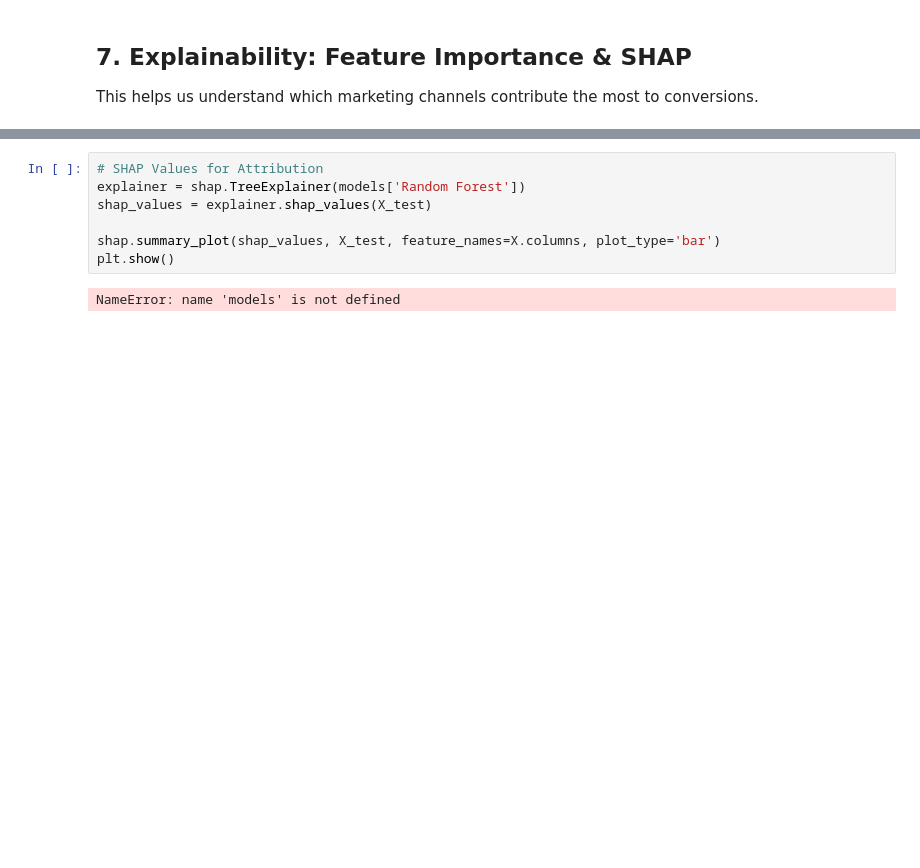
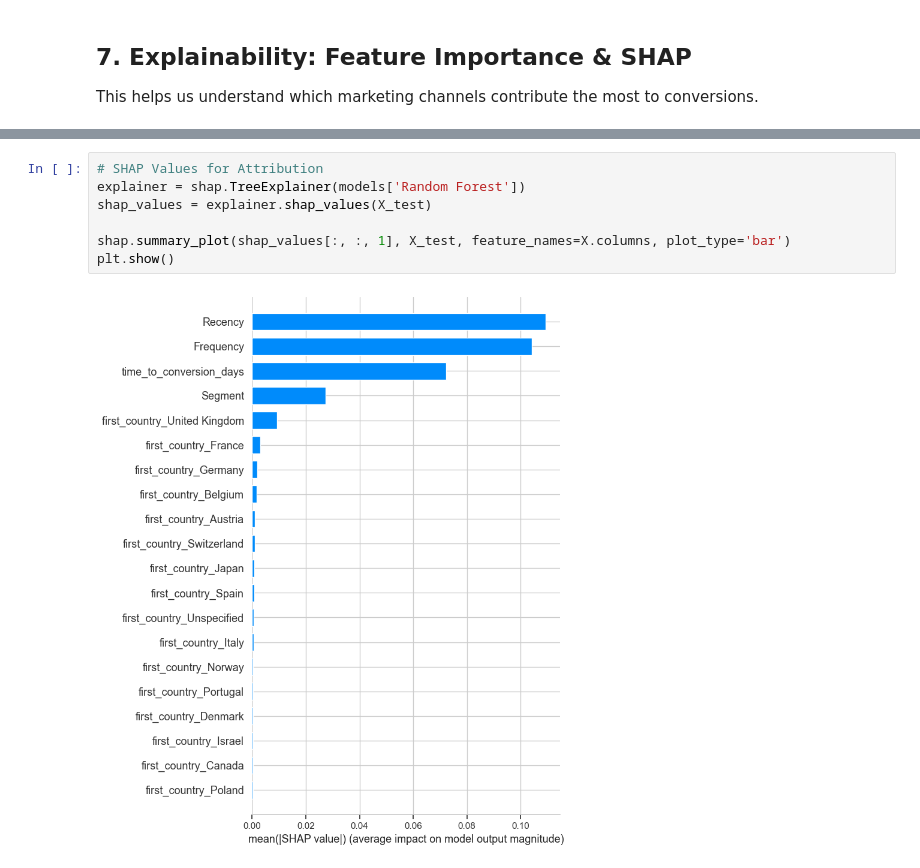
Before and after one commit to priyankkkaaaaa/Customer-Lifetime-Value, a Jupyter notebook: notebooks/modeling.ipynb, the cells around one changed output, grey strips where cells are left out. Drawn from its saved outputs; the diff is of its cells as text; blank space fills up the shorter version.

```diff
--- a/notebooks/modeling.ipynb
+++ b/notebooks/modeling.ipynb
@@ -151,9 +149,9 @@ plt.show()
 # %%
 # SHAP Values for Attribution
 explainer = shap.TreeExplainer(models['Random Forest'])
 shap_values = explainer.shap_values(X_test)
 
-shap.summary_plot(shap_values, X_test, feature_names=X.columns, plot_type='bar')
+shap.summary_plot(shap_values[:, :, 1], X_test, feature_names=X.columns, plot_type='bar')
 plt.show()
 # %% [output]
-NameError: name 'models' is not defined
+[figure, added]
```
Also changed, not shown: parts of 5 cells of this notebook, 2 other files.
